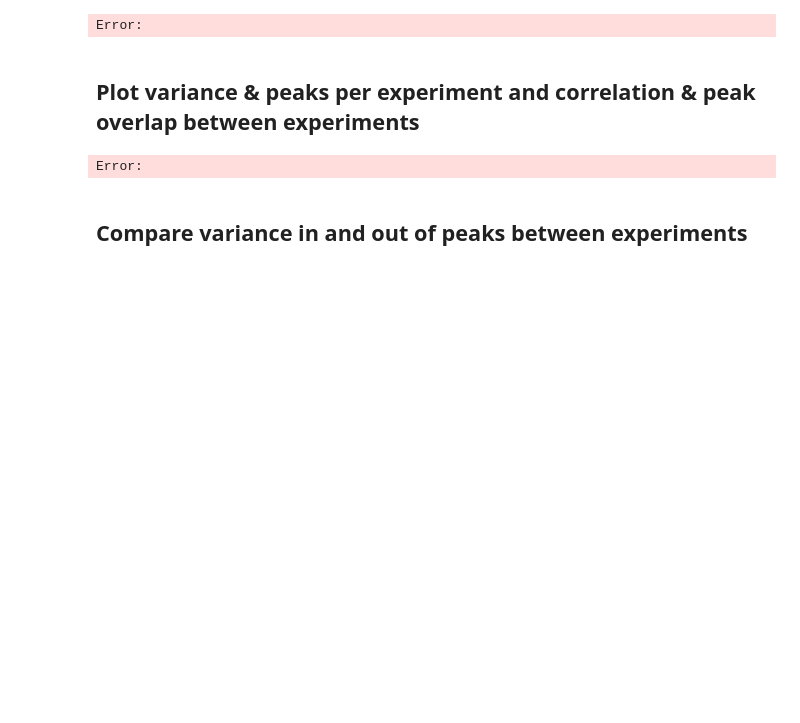
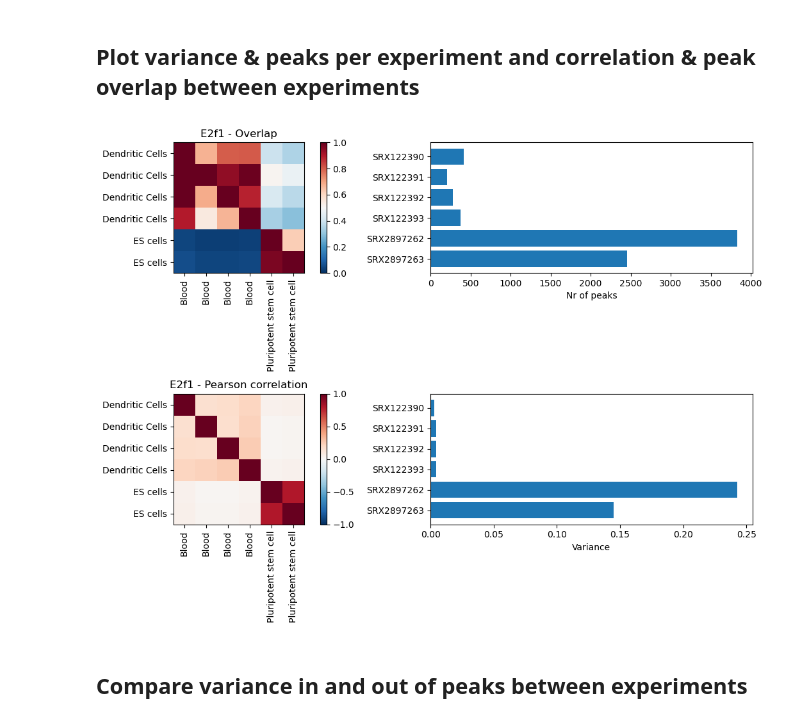
Before and after one commit to naef-lab/ChIP_atlas, a Jupyter notebook: notebooks/Chip_normalization.ipynb, the cells around one changed output. Cells and saved outputs as stored; diff of their text form; code cells hidden in the pictures; blank space fills up the shorter version.

```diff
--- a/notebooks/Chip_normalization.ipynb
+++ b/notebooks/Chip_normalization.ipynb
@@ -9,72 +7,26 @@ Error:
-# %%
-def make_peak_tensor(promoterome_infile,peaks_infiles):
-    # Make a boolean tensor of shape (N_prom,N_pos,N_exp)
-    # where N_prom is the number of promoters, N_pos is the number of base pairs in the window, and N_exp is the number of experiments
-    # The tensor is True if a peak is found in the promoterome
-
-    # get promoterome
-    promoterome = pd.read_csv(promoterome_infile,sep='\t')
-    CHR = promoterome.chr.unique()
-
-    # get peaks
-    peaks_table = pd.DataFrame(columns=['exp_id','chr','start','end','score'])
-    for infile in peaks_infiles:
-        bb = pyBigWig.open(infile)
-        id = infile.split('/')[-1].split('.')[0]
-        for c in CHR:
-            if c in bb.chroms():
-                pks = pd.DataFrame(bb.entries(c,0,bb.chroms(c)),columns=['start','end','score'])
-                pks['chr'] = c
-                pks['exp_id'] = id
-                peaks_table = pd.concat([peaks_table,pks],axis=0)
-    peaks_table = peaks_table.reset_index(drop=True)
-
-    # overlap between peaks and promoterome
-    N_prom = len(promoterome)
-    N_pos = promoterome.at[0,'end'] - promoterome.at[0,'start']
-    N_exp = len(peaks_infiles)
-    TF_peaks = np.zeros([N_prom,N_pos,N_exp],dtype=bool) # tensor of shape (N_prom,N_pos,N_exp) X[i,j,k] is True if peak k is found in promoter i at position j
-
-    exp_ids = np.array( [exp.split('/')[-1].split('.')[0] for exp in peaks_infiles] )
-    x = promoterome.loc[:,['chr','start','end']].values
-    for k, exp_id in enumerate(exp_ids):
-
-        peak_idx = peaks_table[peaks_table.exp_id==exp_id].index
-        y = peaks_table.loc[peak_idx,['chr','start','end']].values
-
-        Prom_Peak_overlap = (x[:,0][:,None] == y[:,0][None,:]) & (x[:,1][:,None] <= y[:,2][None,:]) & (x[:,2][:,None] >= y[:,1][None,:])
-        [idx_prom,idx_peak] = np.where(Prom_Peak_overlap)
-
-        # Now fill in the tensor with the overlaping peaks
-        for i,p in zip(idx_prom,idx_peak):
-            o_start = peaks_table.loc[peak_idx[p],'start'] - promoterome.loc[i,'start']
-            o_end = peaks_table.loc[peak_idx[p],'end'] - promoterome.loc[i,'start']
-            j = range(max(o_start,0),min(o_end,N_pos))
-            TF_peaks[i,j,k] = True
-
-    return TF_peaks
-# %% [output]
-Error:
 # %% [markdown]
 ## Plot variance & peaks per experiment and correlation & peak overlap between experiments
 # %%
 # parameters
 genome = 'mm10'
-size_factor = 100000
-win = 1
+win_size_kb = 5
+bin_size = 20
+
 CHR = [f'chr{i+1}' for i in range(19)] + ['chrX','chrY']
 TFs = ['E2f1','Mnt','Sox4','Pou2af1','Bach1','E2f3','Fosb','Otx2','Pbx1','Pax7']
+TFs = ['E2f1']
+
 # get experiment table
 experiments = pd.read_csv(f'../resources/experimentList_{genome}_TFs_only_QC_filtered.tab',sep = '\t',index_col = 0)
-promoterome_infile = f"/home/jbreda/Promoterome/results/{genome}/promoterome_pm{win}kb_filtered.bed"
+promoterome_infile = f"/home/jbreda/Promoterome/results/{genome}/promoterome_pm{win_size_kb}kb_filtered.bed"
 promoterome = pd.read_csv(promoterome_infile,sep='\t')
 
 for my_tf in TFs:
     # get TF tensor
-    infile = f'../results/{genome}/TF_tensors/{my_tf}.hdf5'
+    infile = f'../results/{genome}/Chip_tensors/Window_pm{win_size_kb}kb_bin_size_{bin_size}/{my_tf}.hdf5'
     with h5py.File(infile,'r') as hf:
-        my_ids = [i.decode('utf-8') for i in hf['experiment_id'][:]]
         X = hf['chip_prom_pos_exp'][:]
+        my_ids = hf['chip_prom_pos_exp'].attrs['exp_id'].split(',')
 
     my_exp = experiments.loc[my_ids,:]
     [my_celltype,celltype_idx] = np.unique(my_exp.celltype_class.values,return_inverse=True)
@@ -154,34 +106,34 @@ for my_tf in TFs:
 
     # plot variance
     ax = axes[1,1]
     V = pd.Series(v,index=my_ids)
     ax.barh(V.index,V.values)
     ax.set_xlabel('Variance')
     ax.invert_yaxis()
 
 
     if False:
         bins = np.linspace(X_ct.min(),X_ct.max(),200)
 
         n = len(my_celltype)
 
         fig, axes = plt.subplots(n,n,figsize=(n*4,n*4))
         for i in np.unique(celltype_idx):
             for j in np.unique(celltype_idx):
                 ax = axes[i,j]
                 if i==j:
                     h, tmp = np.histogram(X_ct[:,i],bins=bins)
                     ax.plot((bins[:-1]+bins[1:])/2,h)
                     ax.set_xscale('log')
                     ax.set_yscale('log')
                     ax.set_title(f'{my_celltype[i]}')
                 else:
                     ax.scatter(X_ct[:,i],X_ct[:,j],s=1,alpha=.5)
                     #ax.set_xscale('log')
                     #ax.set_yscale('log')
                     ax.set_title(f'{my_celltype[i]} vs {my_celltype[j]}')
 # %% [output]
-Error:
+[figure, added]
 # %% [markdown]
 ## Compare variance in and out of peaks between experiments
 # %%
```
Also changed, not shown: parts of 7 cells of this notebook, 2 other files.
